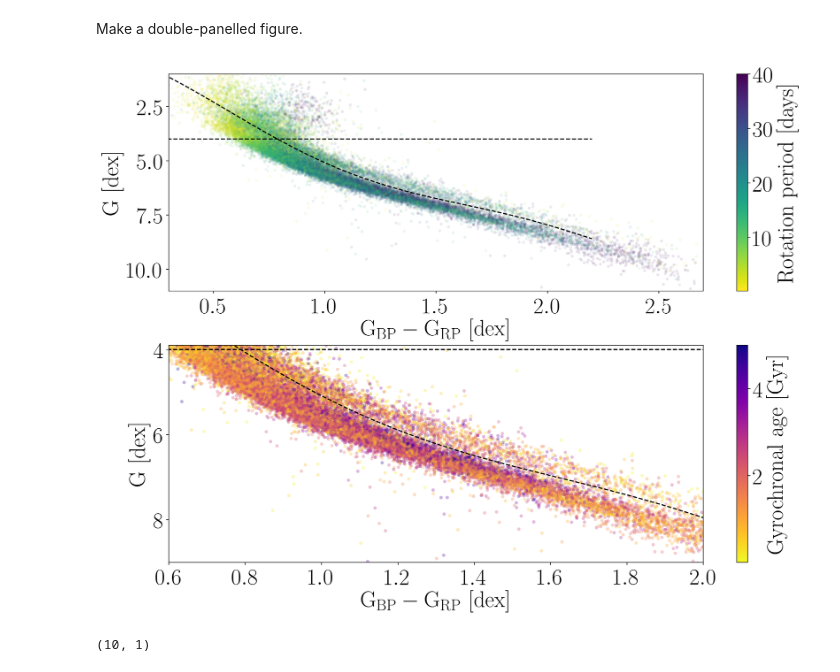
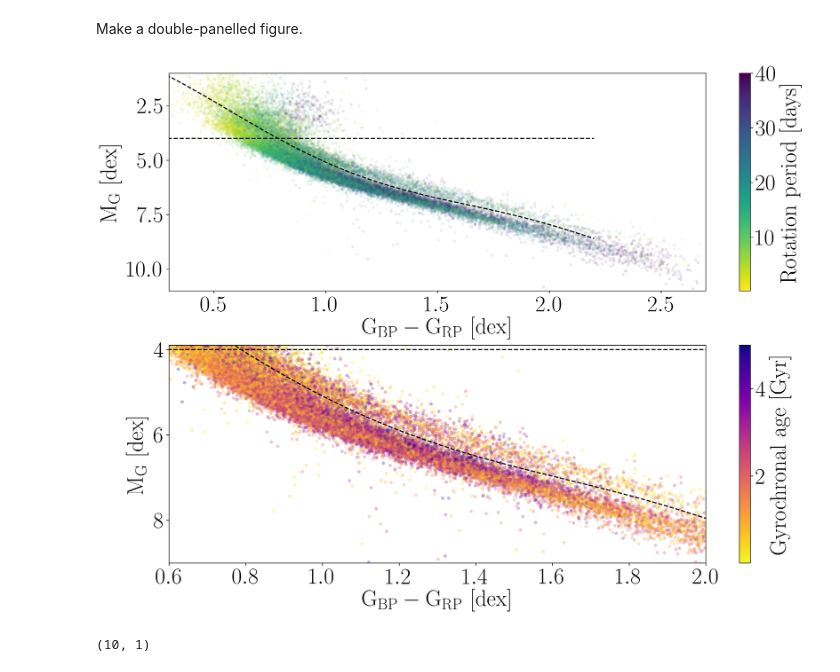
Before and after one commit to RuthAngus/kinematics-and-rotation, a Jupyter notebook: figure_codez/CMD_cuts_figure.ipynb, the cells around one changed output. Cells and saved outputs as stored; diff of their text form; code cells hidden in the pictures.

```diff
--- a/figure_codez/CMD_cuts_figure.ipynb
+++ b/figure_codez/CMD_cuts_figure.ipynb
@@ -55,7 +55,7 @@ cb = ax1.scatter(gaia_mc.bp_dered - gaia_mc.rp_dered, gaia_mc.abs_G,
             edgecolor="none")
 
 ax1.set_xlabel("$\mathrm{G_{BP}-G_{RP}~[dex]}$")
-ax1.set_ylabel("$\mathrm{G~[dex]}$")
+ax1.set_ylabel("$\mathrm{M_G~[dex]}$")
 color_bar = plt.colorbar(cb, label="$\mathrm{Rotation~period~[days]}$")
 color_bar.set_alpha(1)
 color_bar.draw_all()
@@ -67,35 +67,35 @@ y = gaia_mc.abs_G
 
 AT = np.vstack((x**6, x**5, x**4, x**3, x**2, x, np.ones_like(x)))
 ATA = np.dot(AT, AT.T)
 w = np.linalg.solve(ATA, np.dot(AT, y))
 
 minb, maxb, extra = 0, 2.2, .27
 xs = np.linspace(minb, maxb, 1000)
 ax1.plot(xs, np.polyval(w, xs) - extra, "k--")
 subcut = 4
 ax1.plot(xs, np.ones_like(xs)*subcut, "k--")
 
 ax2 = fig.add_subplot(212)
 cb = ax2.scatter(gaia_mc.bp_dered - gaia_mc.rp_dered, gaia_mc.abs_G,
             c=gaia_mc.age, s=20, alpha=.3, cmap="plasma_r", vmax=5, rasterized=True,
             edgecolor="none")
 
 ax2.set_xlabel("$\mathrm{G_{BP}-G_{RP}~[dex]}$")
-ax2.set_ylabel("$\mathrm{G~[dex]}$")
+ax2.set_ylabel("$\mathrm{M_G~[dex]}$")
 color_bar = plt.colorbar(cb, label="$\mathrm{Gyrochronal~age~[Gyr]}$")
 color_bar.set_alpha(1)
 color_bar.draw_all()
 ax2.set_ylim(9, subcut-.1)
 ax2.set_xlim(.6, 2);
 ax2.plot(xs, np.polyval(w, xs) - extra, "k--")
 ax2.plot(xs, np.ones_like(xs)*subcut, "k--")
 
 plt.subplots_adjust(hspace=.25)
 # plt.tight_layout()
 plt.savefig("CMD_cuts_double.pdf")
 plt.savefig("CMD_cuts_double")
 # %% [output]
-[figure, old version]
+[figure, new version]
 # %%
 # Remove binaries
 x = gaia_mc.bp_dered - gaia_mc.rp_dered
```
Also changed, not shown: 2 other files.
